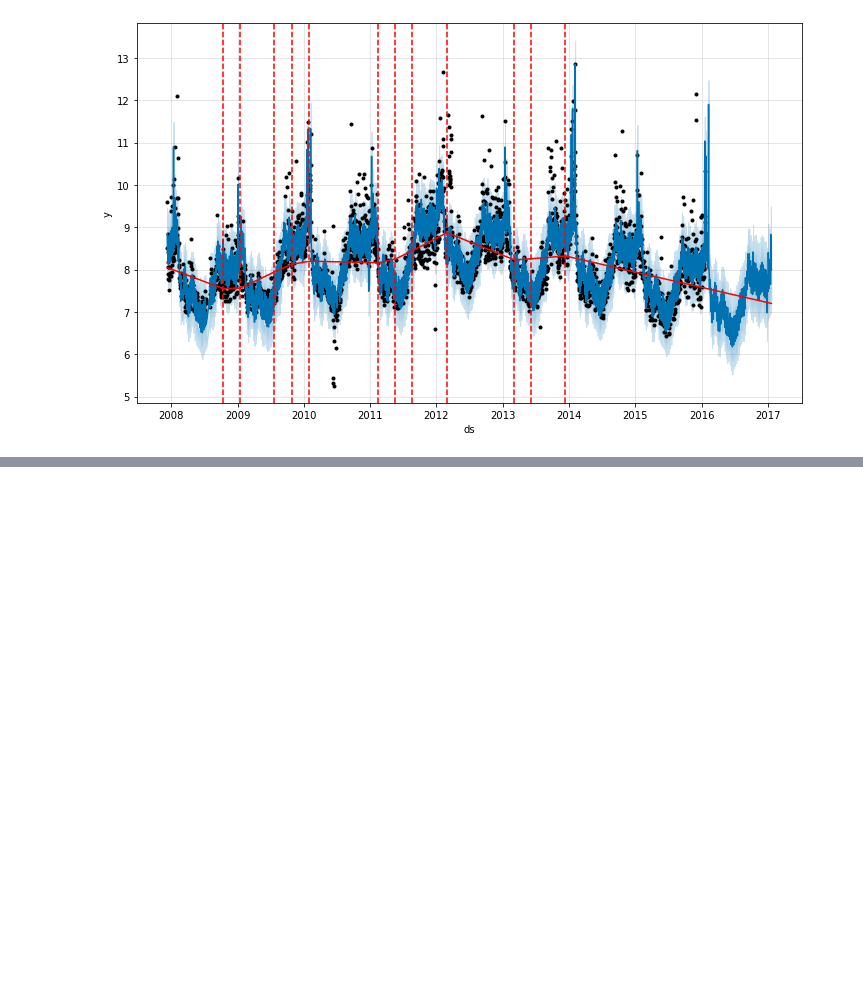
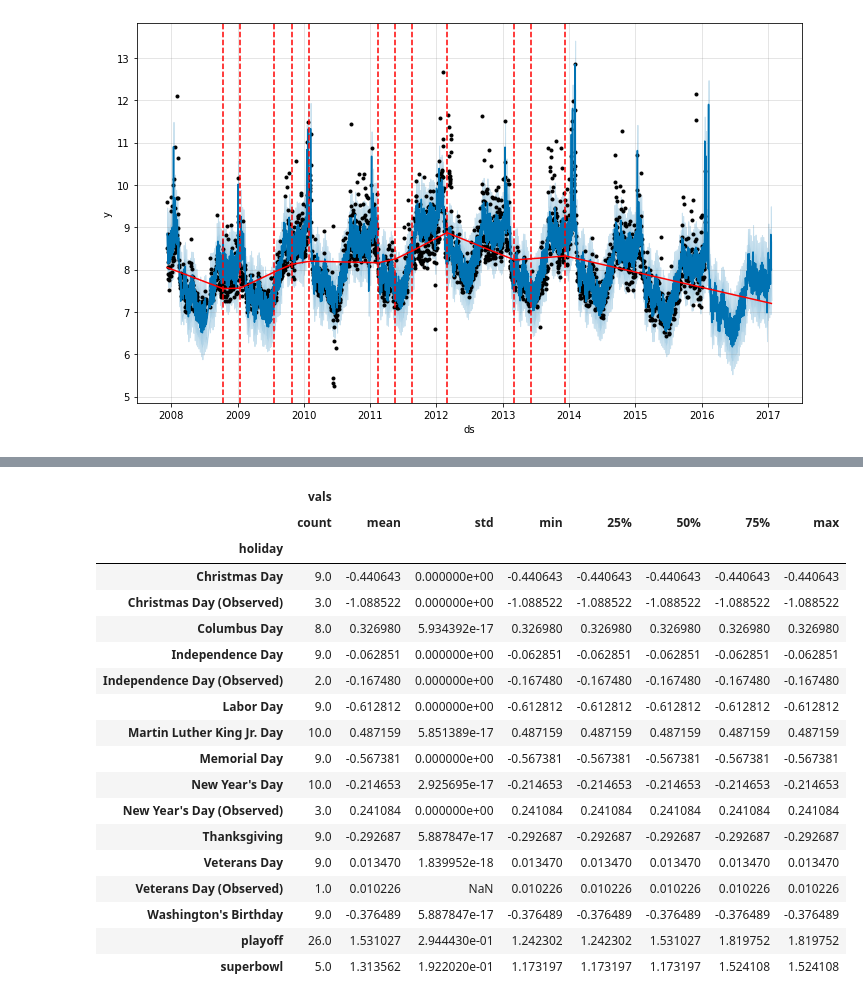
Before and after one commit to Ivanlong0630/Time_Series, a Jupyter notebook: Prophet/04_Prophet_Seasonality_HolidayEffects_Regressors.ipynb, the cells around one changed output, grey strips where cells are left out. Cells and saved outputs as stored; diff of their text form; code cells hidden in the pictures; blank space fills up the shorter version.

```diff
--- a/Prophet/04_Prophet_Seasonality_HolidayEffects_Regressors.ipynb
+++ b/Prophet/04_Prophet_Seasonality_HolidayEffects_Regressors.ipynb
@@ -402,0 +409,13 @@ a_choliday=add_changepoints_to_plot(fig_choliday_all.gca(),
+# %%
+forecast_choliday_review=forecast_choliday.melt(id_vars='ds',
+                                                value_vars=m_cholidays.train_holiday_names,
+                                                var_name='holiday',
+                                                value_name='vals'
+                                               ).loc[lambda x:x.vals!=0,:].reset_index(drop=True)
+forecast_choliday_review.loc[:,'impact']=np.where(forecast_choliday_review.vals>0,'positive','negative')
+
+print(forecast_choliday_review.shape)
+print(forecast_choliday_review.holiday.value_counts())
+print(forecast_choliday_review.ds.min(),
+      forecast_choliday_review.ds.max())
+forecast_choliday_review.head(5)
@@ -402,0 +448,22 @@ a_choliday=add_changepoints_to_plot(fig_choliday_all.gca(),
+# %%
+forecast_choliday_review.groupby('holiday').describe() # public holiday tends to have the same impact
+# %% [output]
+|  | vals |  |  |  |  |  |  |  |
+|  | count | mean | std | min | 25% | 50% | 75% | max |
+| holiday |  |  |  |  |  |  |  |  |
+| Christmas Day | 9.0 | -0.440643 | 0.000000e+00 | -0.440643 | -0.440643 | -0.440643 | -0.440643 | -0.440643 |
+| Christmas Day (Observed) | 3.0 | -1.088522 | 0.000000e+00 | -1.088522 | -1.088522 | -1.088522 | -1.088522 | -1.088522 |
+| Columbus Day | 8.0 | 0.326980 | 5.934392e-17 | 0.326980 | 0.326980 | 0.326980 | 0.326980 | 0.326980 |
+| Independence Day | 9.0 | -0.062851 | 0.000000e+00 | -0.062851 | -0.062851 | -0.062851 | -0.062851 | -0.062851 |
+| Independence Day (Observed) | 2.0 | -0.167480 | 0.000000e+00 | -0.167480 | -0.167480 | -0.167480 | -0.167480 | -0.167480 |
+| Labor Day | 9.0 | -0.612812 | 0.000000e+00 | -0.612812 | -0.612812 | -0.612812 | -0.612812 | -0.612812 |
+| Martin Luther King Jr. Day | 10.0 | 0.487159 | 5.851389e-17 | 0.487159 | 0.487159 | 0.487159 | 0.487159 | 0.487159 |
+| Memorial Day | 9.0 | -0.567381 | 0.000000e+00 | -0.567381 | -0.567381 | -0.567381 | -0.567381 | -0.567381 |
+| New Year's Day | 10.0 | -0.214653 | 2.925695e-17 | -0.214653 | -0.214653 | -0.214653 | -0.214653 | -0.214653 |
+| New Year's Day (Observed) | 3.0 | 0.241084 | 0.000000e+00 | 0.241084 | 0.241084 | 0.241084 | 0.241084 | 0.241084 |
+| Thanksgiving | 9.0 | -0.292687 | 5.887847e-17 | -0.292687 | -0.292687 | -0.292687 | -0.292687 | -0.292687 |
+| Veterans Day | 9.0 | 0.013470 | 1.839952e-18 | 0.013470 | 0.013470 | 0.013470 | 0.013470 | 0.013470 |
+| Veterans Day (Observed) | 1.0 | 0.010226 | NaN | 0.010226 | 0.010226 | 0.010226 | 0.010226 | 0.010226 |
+| Washington's Birthday | 9.0 | -0.376489 | 5.887847e-17 | -0.376489 | -0.376489 | -0.376489 | -0.376489 | -0.376489 |
+| playoff | 26.0 | 1.531027 | 2.944430e-01 | 1.242302 | 1.242302 | 1.531027 | 1.819752 | 1.819752 |
+| superbowl | 5.0 | 1.313562 | 1.922020e-01 | 1.173197 | 1.173197 | 1.173197 | 1.524108 | 1.524108 |
```
Also changed, not shown: parts of 12 cells of this notebook.
